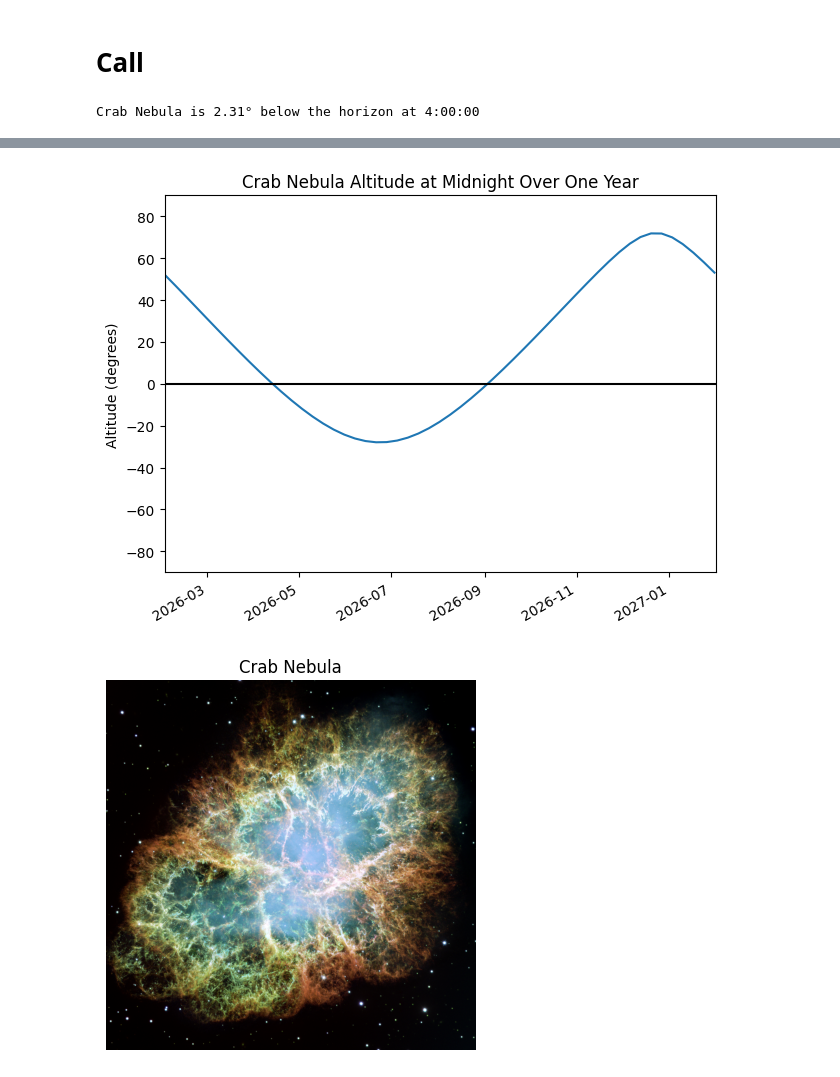
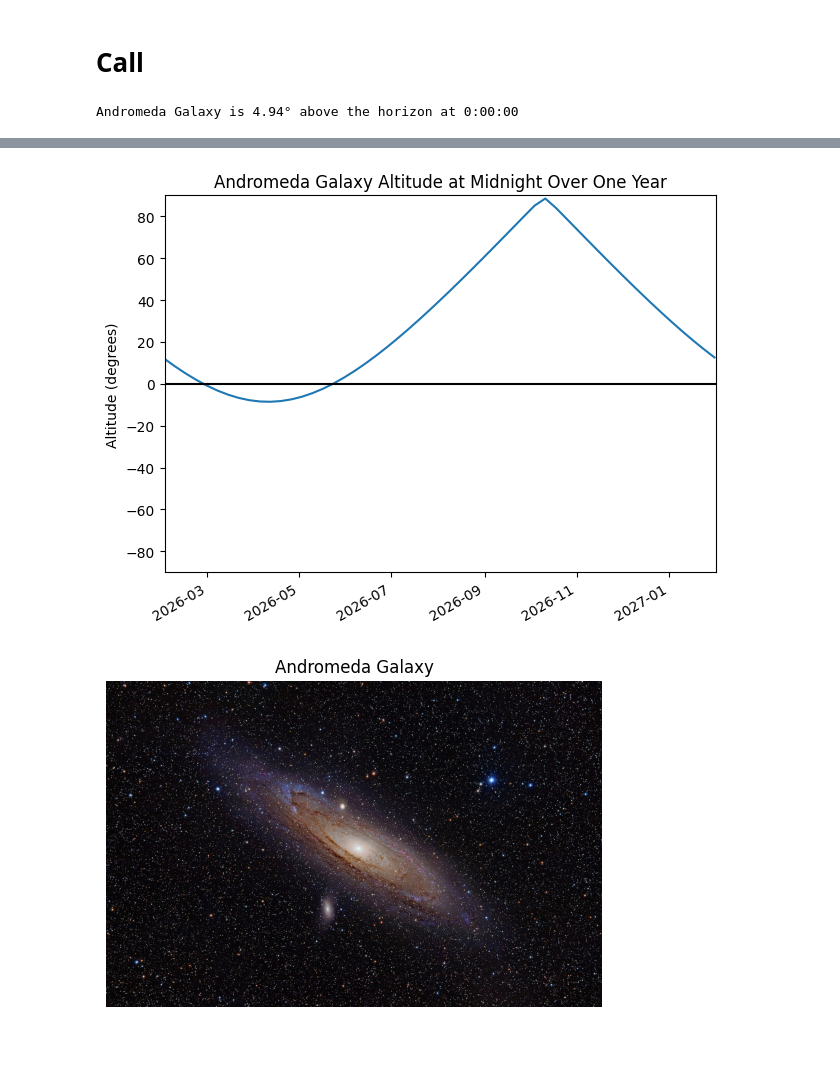
Before and after one commit to Wesley-Newman/Astron_1221_Project_1, a Jupyter notebook: Project_1.ipynb, the cells around one changed output, grey strips where cells are left out. Saved outputs shown, nothing was run; the diff lists cells and outputs as text; code cells hidden in the pictures; blank space fills up the shorter version.

Commit message:
All images added

```diff
--- a/Project_1.ipynb
+++ b/Project_1.ipynb
@@ -330,9 +306,9 @@ def plot_altitude_year(obj, obs_date, latitude_deg, longitude_deg, utc_offset, s
 # **Call**
 # %%
 if __name__ == "__main__":
-    obj = messier_1
+    obj = messier_31
     obs_date = "2026-02-15"
-    obs_time = "4:00:00"
+    obs_time = "0:00:00"
     latitude = 40.0
     longitude = -83.0
     utc_offset = -5
@@ -387,4 +363,4 @@ if __name__ == "__main__":
     else:
         print("No image available.")
 # %% [output]
-Crab Nebula is 2.31° below the horizon at 4:00:00
+Andromeda Galaxy is 4.94° above the horizon at 0:00:00
@@ -392,2 +368,2 @@ Crab Nebula is 2.31° below the horizon at 4:00:00
-[figure, old version]
+[figure, new version]
-[figure, old version]
+[figure, new version]
```
Also changed, not shown: parts of 2 cells of this notebook.
